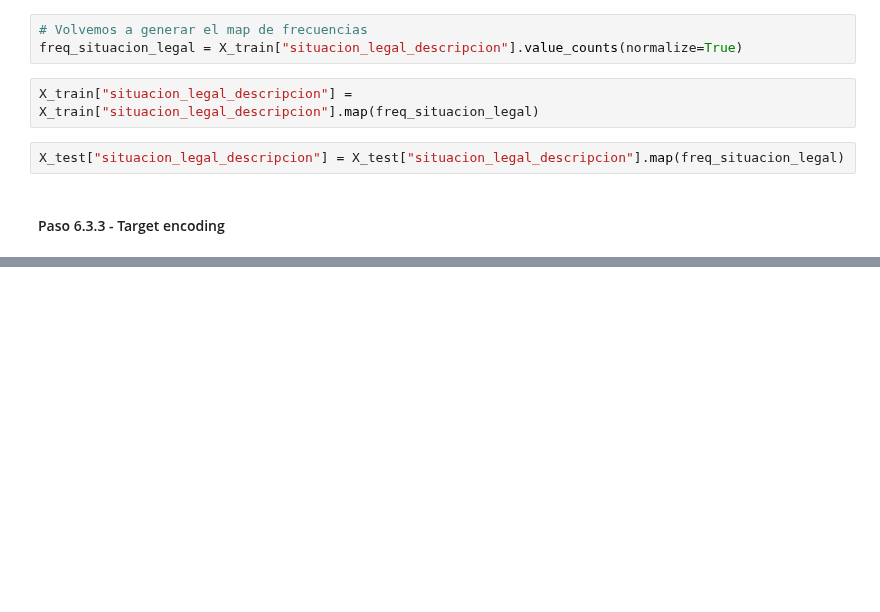
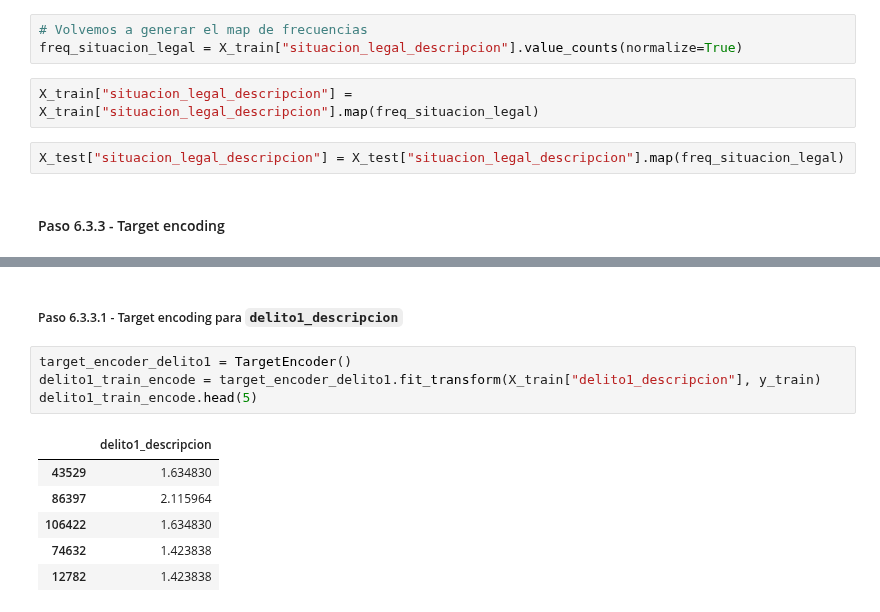
Before and after one commit to gasper-az/CEIA_Analisis_de_datos, a Jupyter notebook: trabajos_practicos/resolucion_tp_02/tp_02.ipynb, the cells around one changed output, grey strips where cells are left out. Saved outputs shown, nothing was run; the diff lists cells and outputs as text; blank space fills up the shorter version.

Commit message:
[WIP][TP-02] Paso 6 completo

```diff
--- a/trabajos_practicos/resolucion_tp_02/tp_02.ipynb
+++ b/trabajos_practicos/resolucion_tp_02/tp_02.ipynb
@@ -1325,0 +1385,13 @@ X_test["situacion_legal_descripcion"] = X_test["situacion_legal_descripcion"].ma
+# %% [markdown]
+##### Paso 6.3.3.1 - Target encoding para `delito1_descripcion`
+# %%
+target_encoder_delito1 = TargetEncoder()
+delito1_train_encode = target_encoder_delito1.fit_transform(X_train["delito1_descripcion"], y_train)
+delito1_train_encode.head(5)
+# %% [output]
+|  | delito1_descripcion |
+| 43529 | 1.634830 |
+| 86397 | 2.115964 |
+| 106422 | 1.634830 |
+| 74632 | 1.423838 |
+| 12782 | 1.423838 |
```
Also changed, not shown: parts of 26 cells of this notebook.
